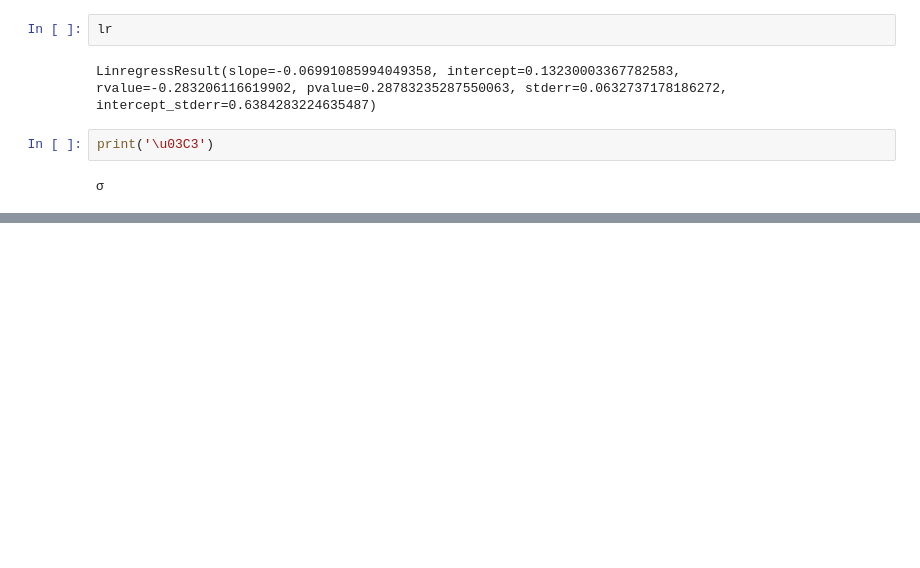
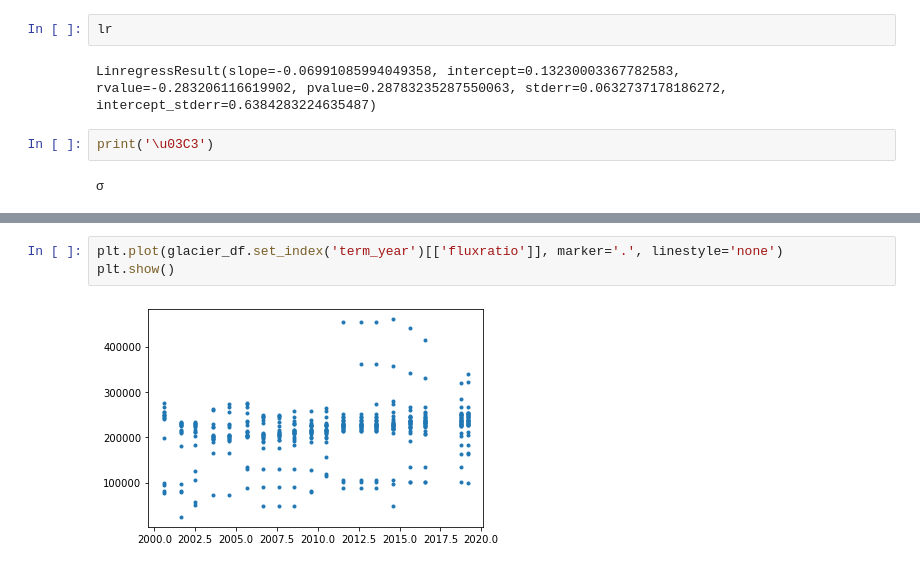
Before and after one commit to pism/pism-greenland, a Jupyter notebook: data_sets/velocities/Slater.ipynb, the cells around one changed output, grey strips where cells are left out. Cells and saved outputs as stored; diff of their text form; blank space fills up the shorter version.

```diff
--- a/data_sets/velocities/Slater.ipynb
+++ b/data_sets/velocities/Slater.ipynb
@@ -431,0 +448,5 @@ print('\u03C3')
+# %%
+plt.plot(glacier_df.set_index('term_year')[['fluxratio']], marker='.', linestyle='none')
+plt.show()
+# %% [output]
+[figure, added]
```
Also changed, not shown: parts of 4 cells of this notebook, 2 other files.
